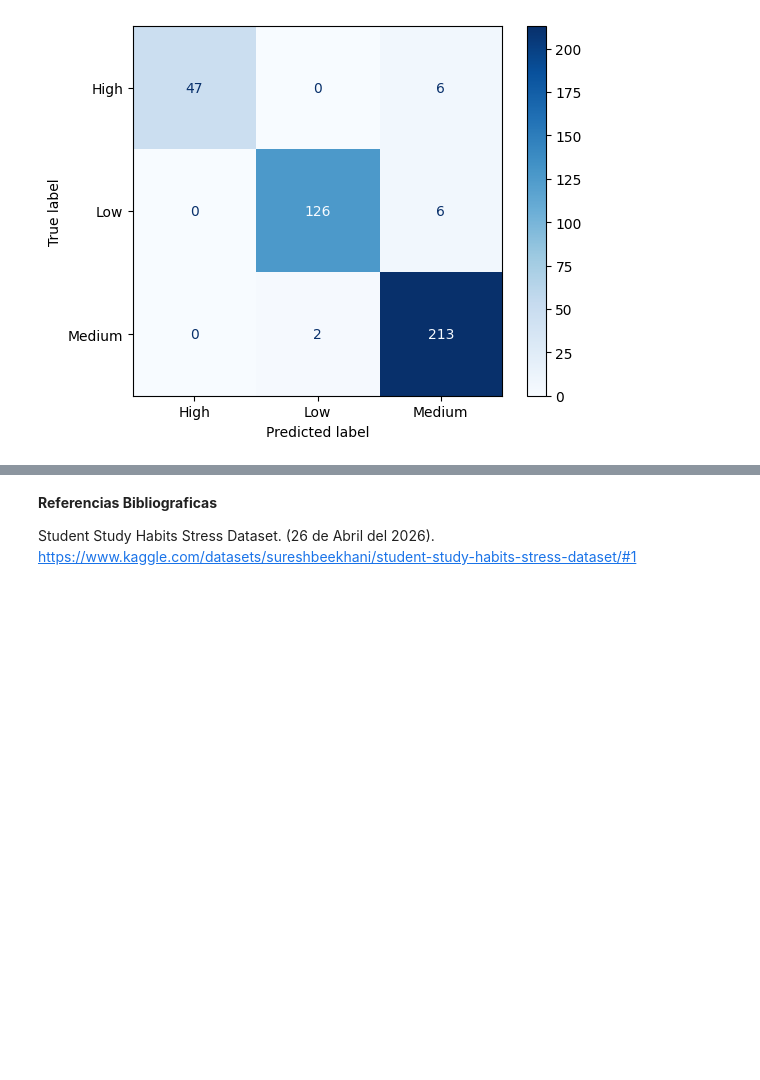
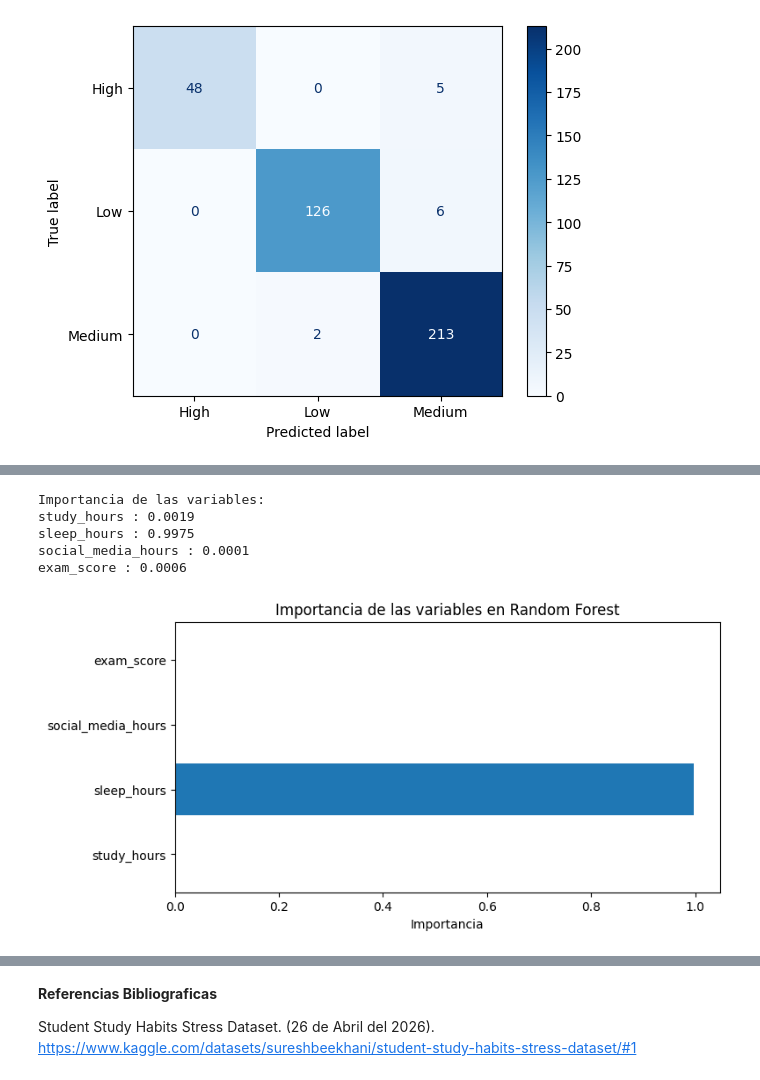
Before and after one commit to PioPio31/AnaliticaDeDatos_Equipo1, a Jupyter notebook: Practica1_U3/Practica_1_Valdez_Escobedo_Montserrat.ipynb, the cells around one changed output, grey strips where cells are left out. Cells and saved outputs as stored; diff of their text form; code cells hidden in the pictures; blank space fills up the shorter version.

```diff
--- a/Practica1_U3/Practica_1_Valdez_Escobedo_Montserrat.ipynb
+++ b/Practica1_U3/Practica_1_Valdez_Escobedo_Montserrat.ipynb
@@ -265,0 +270,28 @@ plt.show()
+# %%
+# Importamos Random Forest
+from sklearn.ensemble import RandomForestClassifier
+
+# Primer modelo: bosque aleatorio de 10 árboles
+modelo_rf10 = RandomForestClassifier(
+    n_estimators=10,
+    criterion='gini',
+    max_depth=2,
+    min_samples_split=6,
+    min_samples_leaf=4,
+    max_leaf_nodes=16,
+    bootstrap=True,
+    oob_score=True,
+    n_jobs=-1,
+    random_state=19
+)
+
+# Entrenamos y realizamos las predicciones
+modelo_rf10.fit(X_train, y_train)
+y_pred_rf10 = modelo_rf10.predict(X_test)
+
+# Evaluamos el modelo
+print('Random Forest con 10 árboles')
+print('Accuracy:', metrics.accuracy_score(y_test, y_pred_rf10))
+print(classification_report(y_test, y_pred_rf10))
+print('Matriz de confusión:')
+print(confusion_matrix(y_test, y_pred_rf10))
@@ -265,0 +315,19 @@ plt.show()
+# %%
+# Importancia de las variables en Random Forest
+importancias_rf = modelo_rf10.feature_importances_
+print('Importancia de las variables:')
+for nombre, importancia in zip(X.columns, importancias_rf):
+    print(nombre, ':', round(importancia, 4))
+
+plt.figure(figsize=(8, 4))
+plt.barh(X.columns, importancias_rf)
+plt.xlabel('Importancia')
+plt.title('Importancia de las variables en Random Forest')
+plt.show()
+# %% [output]
+Importancia de las variables:
+study_hours : 0.0019
+sleep_hours : 0.9975
+social_media_hours : 0.0001
+exam_score : 0.0006
+[figure, added]
```
Also changed, not shown: parts of 7 cells of this notebook.
